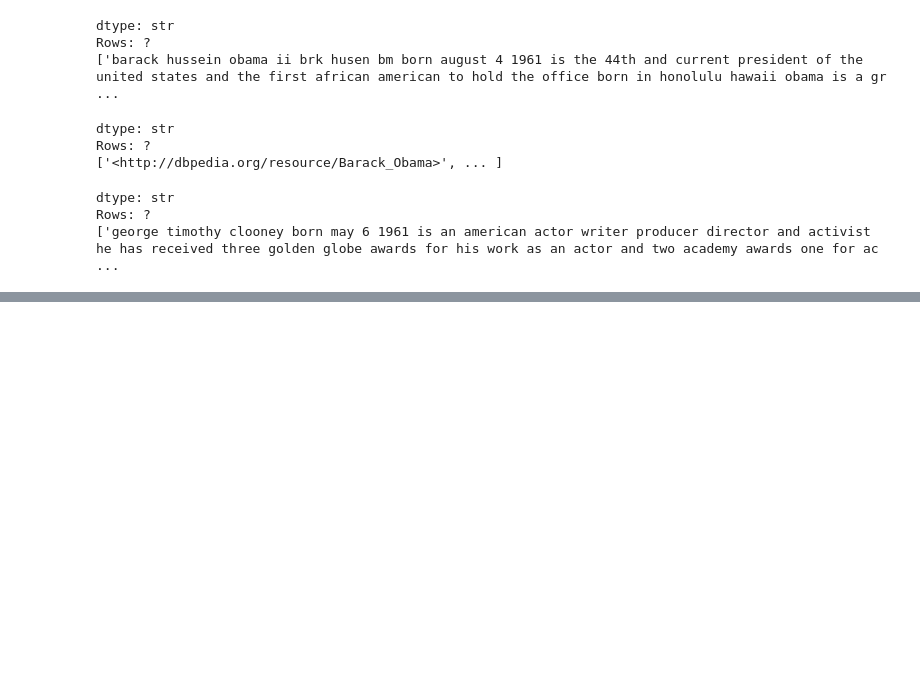
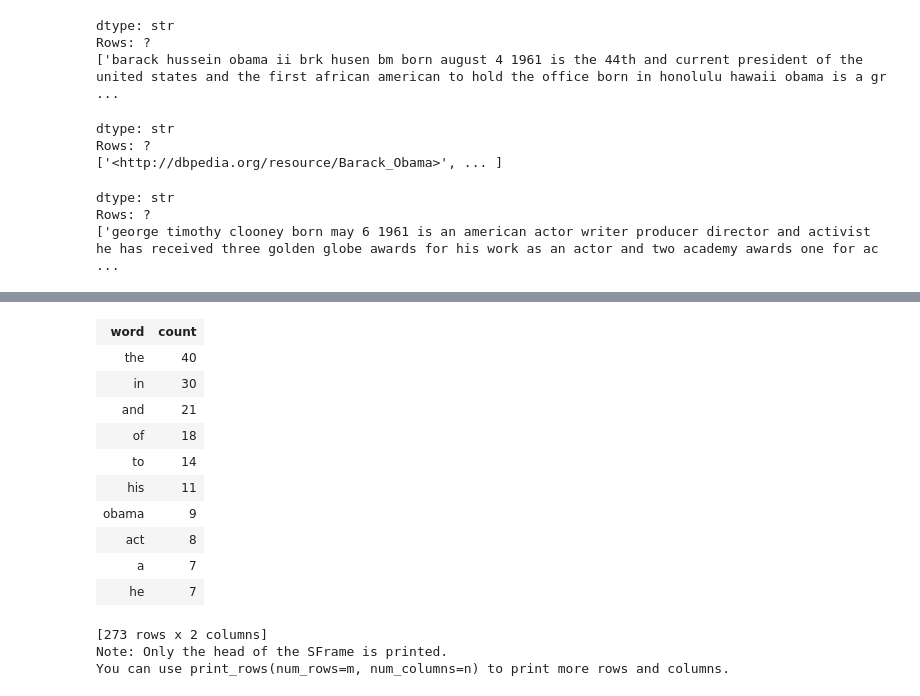
Before and after one commit to Mobusshar/MLWashington1, a Jupyter notebook: Week4.ipynb, the cells around one changed output, grey strips where cells are left out. Saved outputs shown, nothing was run; the diff lists cells and outputs as text; code cells hidden in the pictures; blank space fills up the shorter version.

```diff
--- a/Week4.ipynb
+++ b/Week4.ipynb
@@ -57,0 +100,17 @@ Rows: ?
+# %%
+obama_word_count_table.sort('count',ascending = False)
+# %% [output]
+| word | count |
+| the | 40 |
+| in | 30 |
+| and | 21 |
+| of | 18 |
+| to | 14 |
+| his | 11 |
+| obama | 9 |
+| act | 8 |
+| a | 7 |
+| he | 7 |
+[273 rows x 2 columns]
+Note: Only the head of the SFrame is printed.
+You can use print_rows(num_rows=m, num_columns=n) to print more rows and columns.
```
Also changed, not shown: parts of 17 cells of this notebook.
